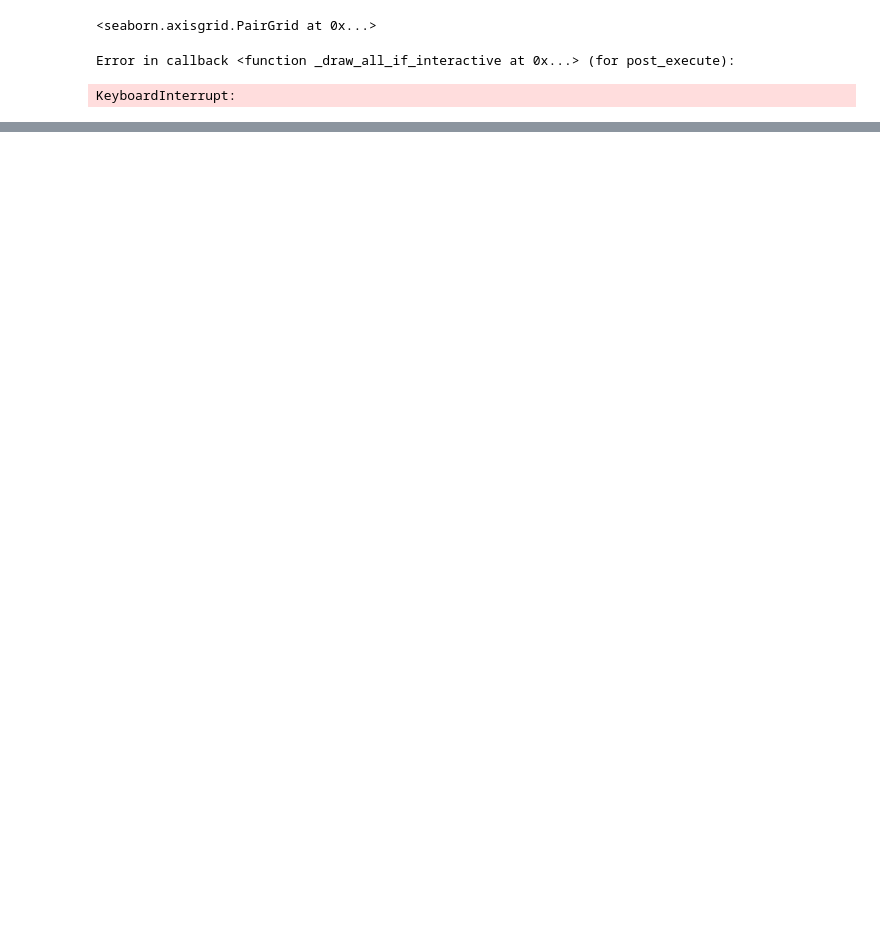
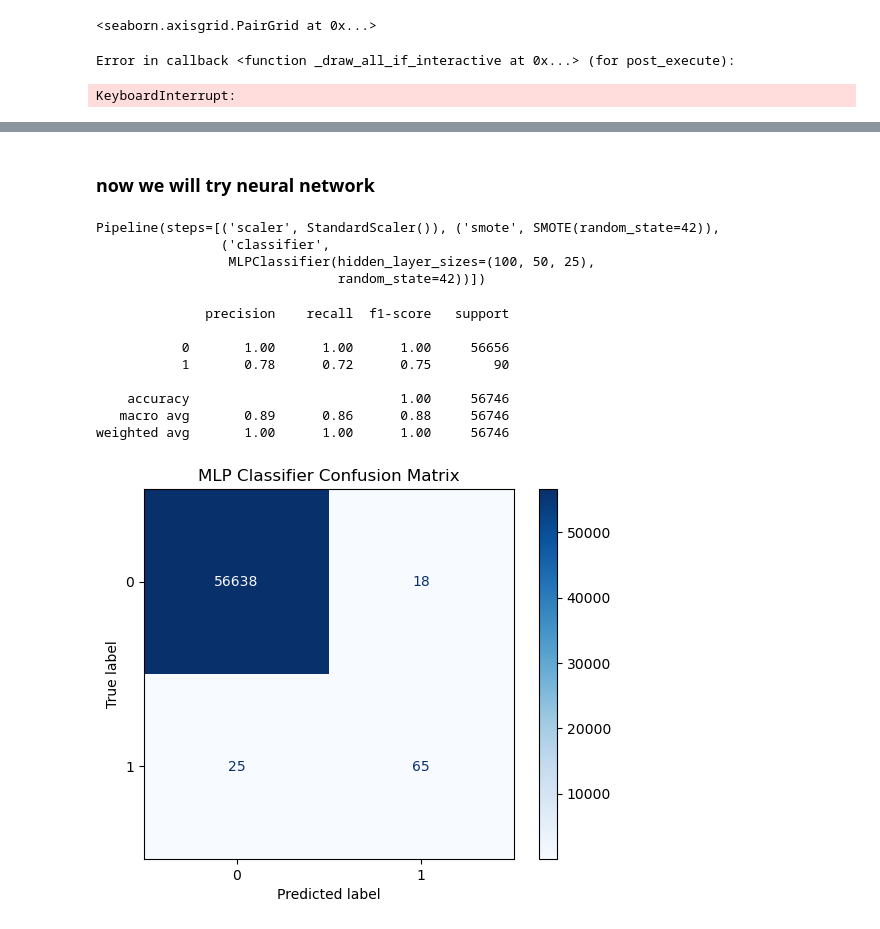
Before and after one commit to yvankondjo/Credit-Card-Fraud-Detection, a Jupyter notebook: Credit-Card.ipynb, the cells around one changed output, grey strips where cells are left out. Cells and saved outputs as stored; diff of their text form; code cells hidden in the pictures; blank space fills up the shorter version.

Commit message:
machine learning

```diff
--- a/Credit-Card.ipynb
+++ b/Credit-Card.ipynb
@@ -225,0 +358,43 @@ KeyboardInterrupt:
+# %% [markdown]
+### now we will try neural network
+# %%
+# Configuration de base pour MLPClassifier
+mlp = MLPClassifier(hidden_layer_sizes=(100, 50, 25), activation='relu', solver='adam', alpha=0.0001, batch_size='auto', learning_rate='constant', learning_rate_init=0.001, max_iter=200, random_state=42)
+
+# Vous pouvez réutiliser le pipeline existant et simplement remplacer le modèle
+# Nous allons utiliser une configuration simple pour commencer
+pipeline_mlp = ImbPipeline([
+    ('scaler', StandardScaler()),
+    ('smote', SMOTE(random_state=42)),
+    ('classifier', mlp)
+])
+# %%
+# Entraînement du modèle
+pipeline_mlp.fit(X_train, y_train)
+# %% [output]
+Pipeline(steps=[('scaler', StandardScaler()), ('smote', SMOTE(random_state=42)),
+                ('classifier',
+                 MLPClassifier(hidden_layer_sizes=(100, 50, 25),
+                               random_state=42))])
+# %%
+
+# Prédictions
+y_pred_mlp = pipeline_mlp.predict(X_test)
+
+# Affichage du rapport de classification
+print(classification_report(y_test, y_pred_mlp))
+
+# Affichage de la matrice de confusion
+ConfusionMatrixDisplay.from_predictions(y_test, y_pred_mlp, cmap='Blues')
+plt.title('MLP Classifier Confusion Matrix')
+plt.show()
+# %% [output]
+              precision    recall  f1-score   support
+
+           0       1.00      1.00      1.00     56656
+           1       0.78      0.72      0.75        90
+
+    accuracy                           1.00     56746
+   macro avg       0.89      0.86      0.88     56746
+weighted avg       1.00      1.00      1.00     56746
+[figure, added]
```
Also changed, not shown: parts of 22 cells of this notebook.
